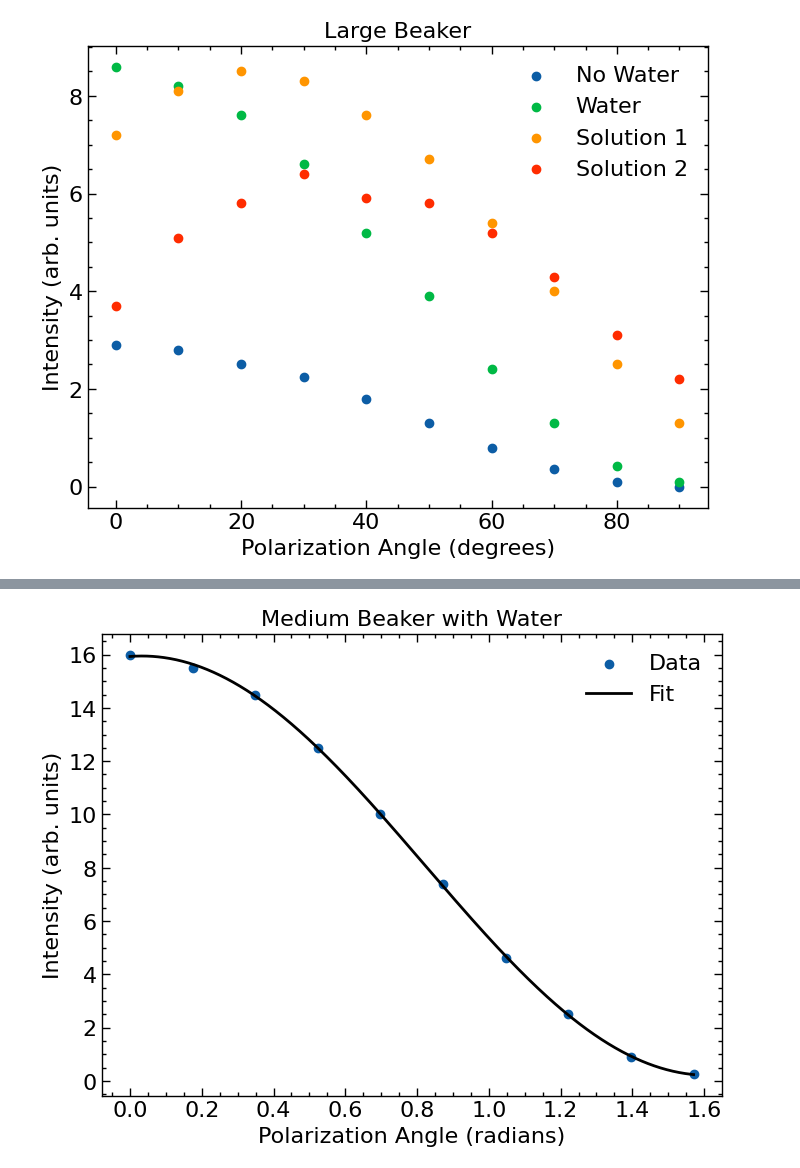
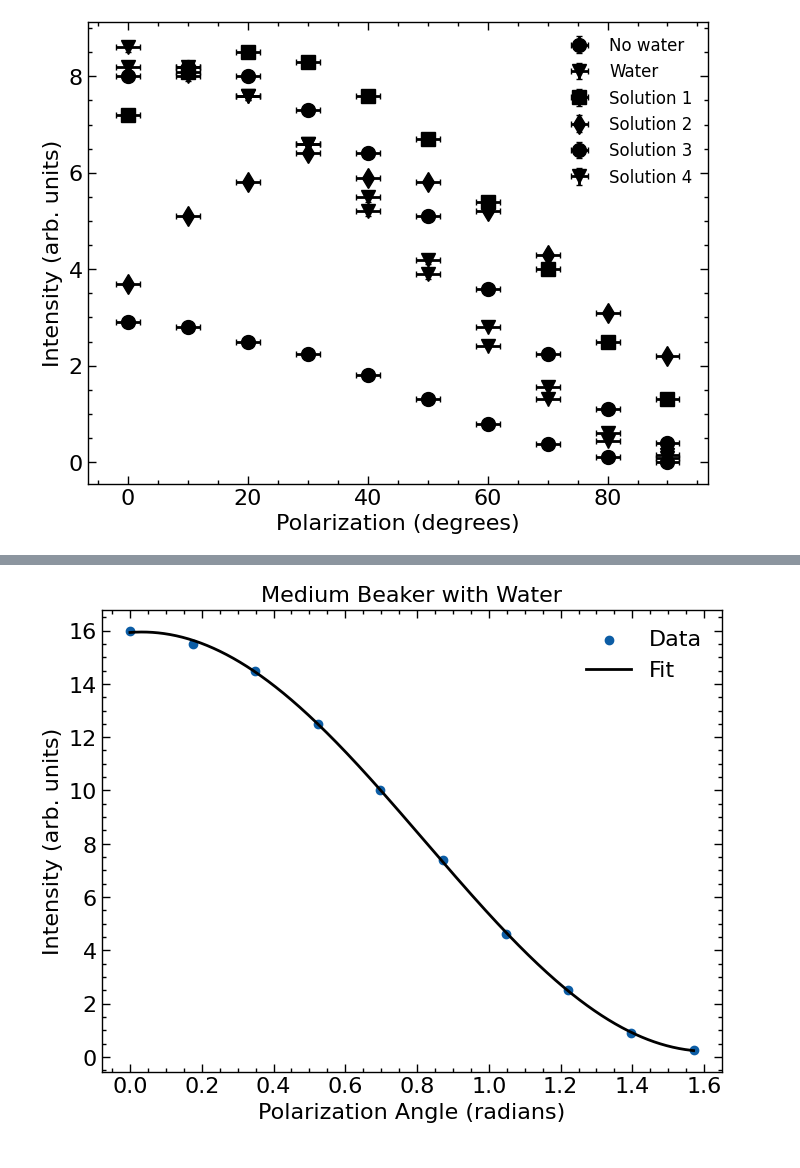
Before and after one commit to wmallah/OpticsLab, a Jupyter notebook: experiment_01/code/data_analysis.ipynb, the cells around one changed output, grey strips where cells are left out. Saved outputs shown, nothing was run; the diff lists cells and outputs as text; code cells hidden in the pictures.

Commit message:
Tried messing around with several graphs

```diff
--- a/experiment_01/code/data_analysis.ipynb
+++ b/experiment_01/code/data_analysis.ipynb
@@ -659,20 +591,40 @@ print(draw_latex(table_6, caption='Solution 4', label='tab:solution4', use_bookt
         \caption{Solution 4}
         \label{tab:solution4}
 \end{table}
+# %%
+# Define function to plot polarization versus intensity with all solutions on same graph
+
+def polarization_v_intensity_by_solution(large_beaker_intensity, large_beaker_polarization, large_beaker_intensity_error, large_beaker_with_water_intensity, large_beaker_with_water_polarization, large_beaker_with_water_intensity_error, large_beaker_solution1_intensity, large_beaker_solution1_polarization, large_beaker_solution1_intensity_error, large_beaker_solution2_intensity, large_beaker_solution2_polarization, large_beaker_solution2_intensity_error, large_beaker_solution3_intensity, large_beaker_solution3_polarization, large_beaker_solution3_intensity_error, large_beaker_solution4_intensity, large_beaker_solution4_polarization, large_beaker_solution4_intensity_error, polarization_error, title, save_name):
+    fig, ax = plt.subplots()
+    ax.set_prop_cycle(custom_marker_cycler)
+    ax.errorbar(large_beaker_polarization, large_beaker_intensity, xerr=polarization_error, yerr=large_beaker_intensity_error, markersize='10', c='k', ls='none', label='No water')
+    ax.errorbar(large_beaker_with_water_polarization, large_beaker_with_water_intensity, xerr=polarization_error, yerr=large_beaker_with_water_intensity_error, markersize='10', c='k', ls='none', label='Water')
+    ax.errorbar(large_beaker_solution1_polarization, large_beaker_solution1_intensity, xerr=polarization_error, yerr=large_beaker_solution1_intensity_error, markersize='10', c='k', ls='none', label='Solution 1')
+    ax.errorbar(large_beaker_solution2_polarization, large_beaker_solution2_intensity, xerr=polarization_error, yerr=large_beaker_solution2_intensity_error, markersize='10', c='k', ls='none', label='Solution 2')
+    ax.errorbar(large_beaker_solution3_polarization, large_beaker_solution3_intensity, xerr=polarization_error, yerr=large_beaker_solution3_intensity_error, markersize='10', c='k', ls='none', label='Solution 3')
+    ax.errorbar(large_beaker_solution4_polarization, large_beaker_solution4_intensity, xerr=polarization_error, yerr=large_beaker_solution4_intensity_error, markersize='10', c='k', ls='none', label='Solution 4')
+    ax.set_xlabel('Polarization (degrees)')
+    ax.set_ylabel('Intensity (arb. units)')
+    ax.set_title(title)
+    ax.legend(loc='best', fontsize='large')
+    plt.savefig('../figures/' + save_name + '.png')
+    plt.show()
 # %%
 # Large beaker path length plot (108.8 mm)
 
-plt.scatter(large_beaker_polarization, large_beaker_intensity, label='No Water')
-plt.scatter(large_beaker_with_water_polarization, large_beaker_with_water_intensity, label='Water')
-plt.scatter(large_beaker_solution1_polarization, large_beaker_solution1_intensity, label='Solution 1')
-plt.scatter(large_beaker_solution2_polarization, large_beaker_solution2_intensity, label='Solution 2')
-plt.xlabel('Polarization Angle (degrees)')
-plt.ylabel('Intensity (arb. units)')
-plt.title("Large Beaker")
-plt.legend(loc='best')
-plt.show()
+polarization_v_intensity_by_solution(large_beaker_intensity, large_beaker_polarization, large_beaker_intensity_error, large_beaker_with_water_intensity, large_beaker_with_water_polarization, large_beaker_with_water_intensity_error, large_beaker_solution1_intensity, large_beaker_solution1_polarization, large_beaker_solution1_intensity_error, large_beaker_solution2_intensity, large_beaker_solution2_polarization, large_beaker_solution2_intensity_error, large_beaker_solution3_intensity, large_beaker_solution3_polarization, large_beaker_solution3_intensity_error, large_beaker_solution4_intensity, large_beaker_solution4_polarization, large_beaker_solution4_intensity_error, polarization_error_degrees, None, 'large_beaker_path_length')
+
+# plt.scatter(large_beaker_polarization, large_beaker_intensity, label='No Water')
+# plt.scatter(large_beaker_with_water_polarization, large_beaker_with_water_intensity, label='Water')
+# plt.scatter(large_beaker_solution1_polarization, large_beaker_solution1_intensity, label='Solution 1')
+# plt.scatter(large_beaker_solution2_polarization, large_beaker_solution2_intensity, label='Solution 2')
+# plt.xlabel('Polarization Angle (degrees)')
+# plt.ylabel('Intensity (arb. units)')
+# plt.title("Large Beaker")
+# plt.legend(loc='best')
+# plt.show()
 # %% [output]
-[figure, old version]
+[figure, new version]
 # %%
 # Define function to plot
 
```
Also changed, not shown: parts of 14 cells of this notebook, 5 other files.
